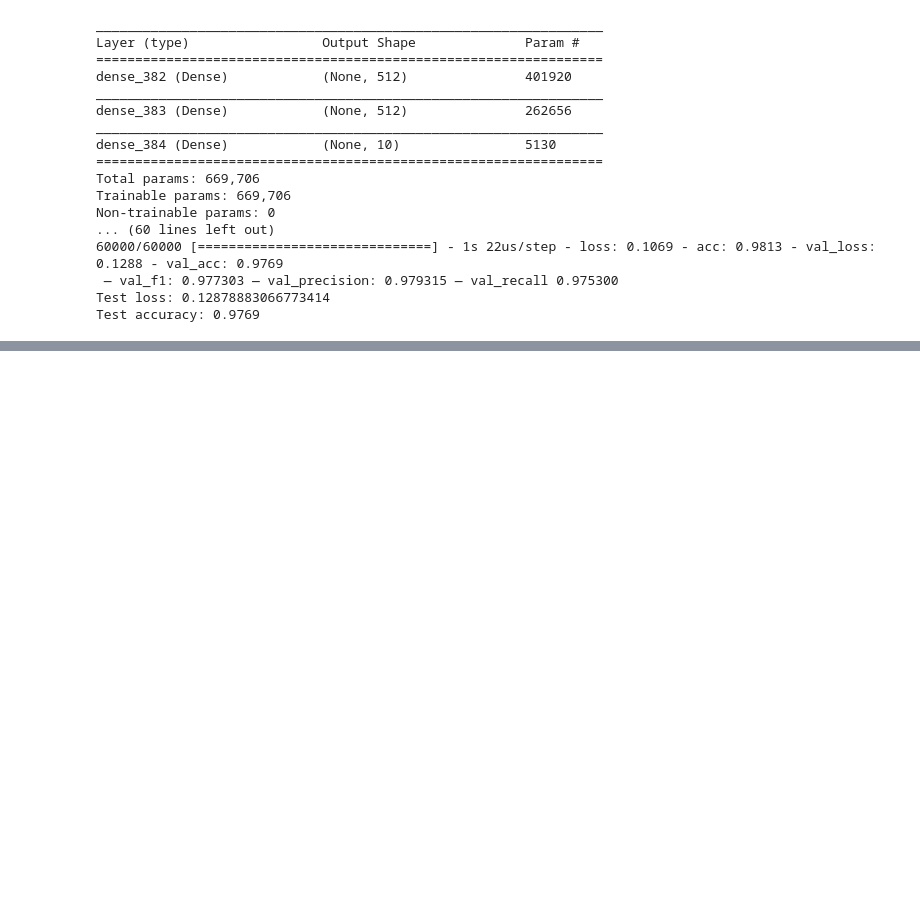
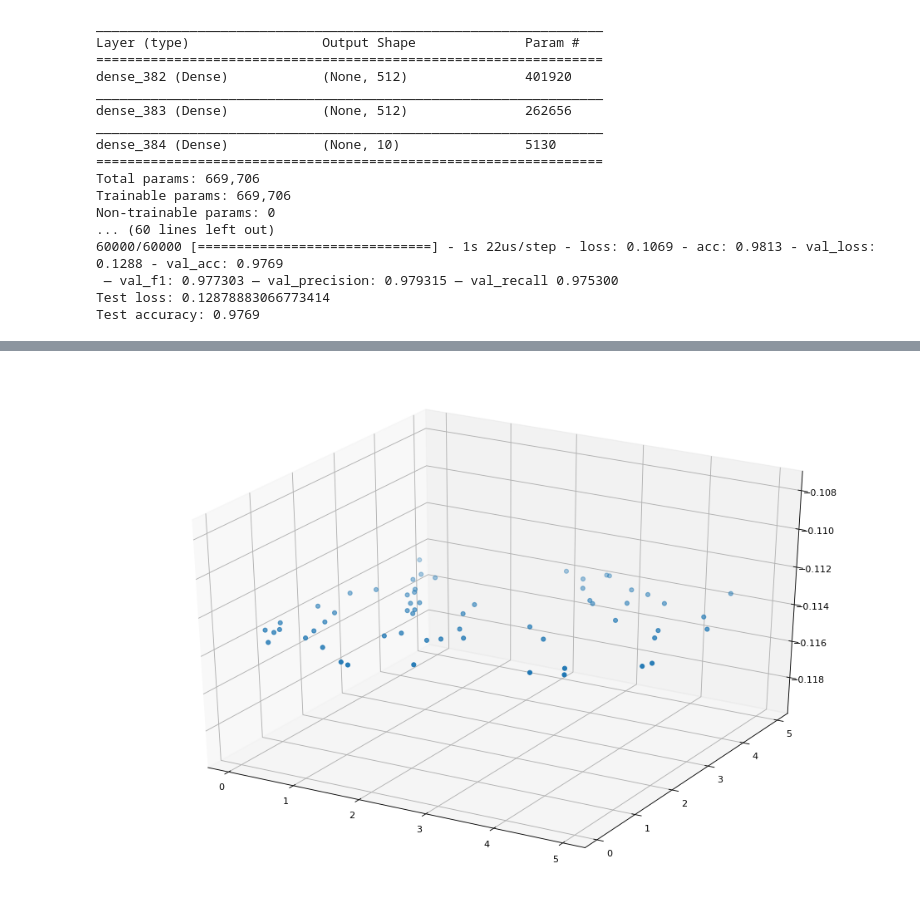
Before and after one commit to amir-rahnama/neural-network-playground, a Jupyter notebook: notebooks/MNIST L2 Regularization .ipynb, the cells around one changed output, grey strips where cells are left out. Cells and saved outputs as stored; diff of their text form; code cells hidden in the pictures; blank space fills up the shorter version.

```diff
--- a/notebooks/MNIST L2 Regularization .ipynb
+++ b/notebooks/MNIST L2 Regularization .ipynb
@@ -386,0 +639,26 @@ As you can see, still the best model performs far less than the network without
+# %%
+from matplotlib.pyplot import figure
+import matplotlib.pyplot as plt
+
+#figure(num=None, figsize=(10, 6), dpi=80, facecolor='w', edgecolor='k')
+fig = plt.figure(figsize=(15, 10), dpi=80, facecolor='w', edgecolor='k')
+from mpl_toolkits.mplot3d import axes3d, Axes3D
+
+ax = fig.add_subplot(111, projection='3d')
+
+t = trials_3.trials
+
+y = []
+x = []
+z = []
+
+for tr in t:
+    z.append((tr['result']['loss']))
+    x.append(tr['misc']['vals']['l1'])
+    y.append(tr['misc']['vals']['l2'])
+
+
+ax.scatter(x, y, z)
+plt.show()
+# %% [output]
+[figure, added]
```
Also changed, not shown: parts of 18 cells of this notebook.
